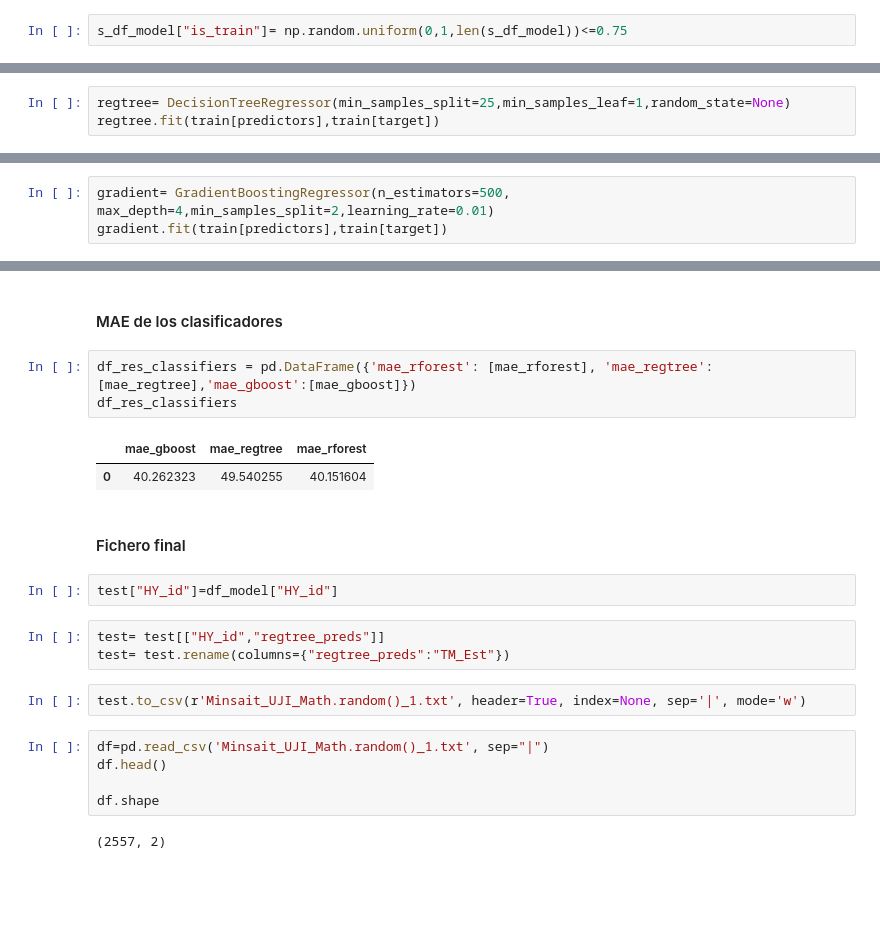
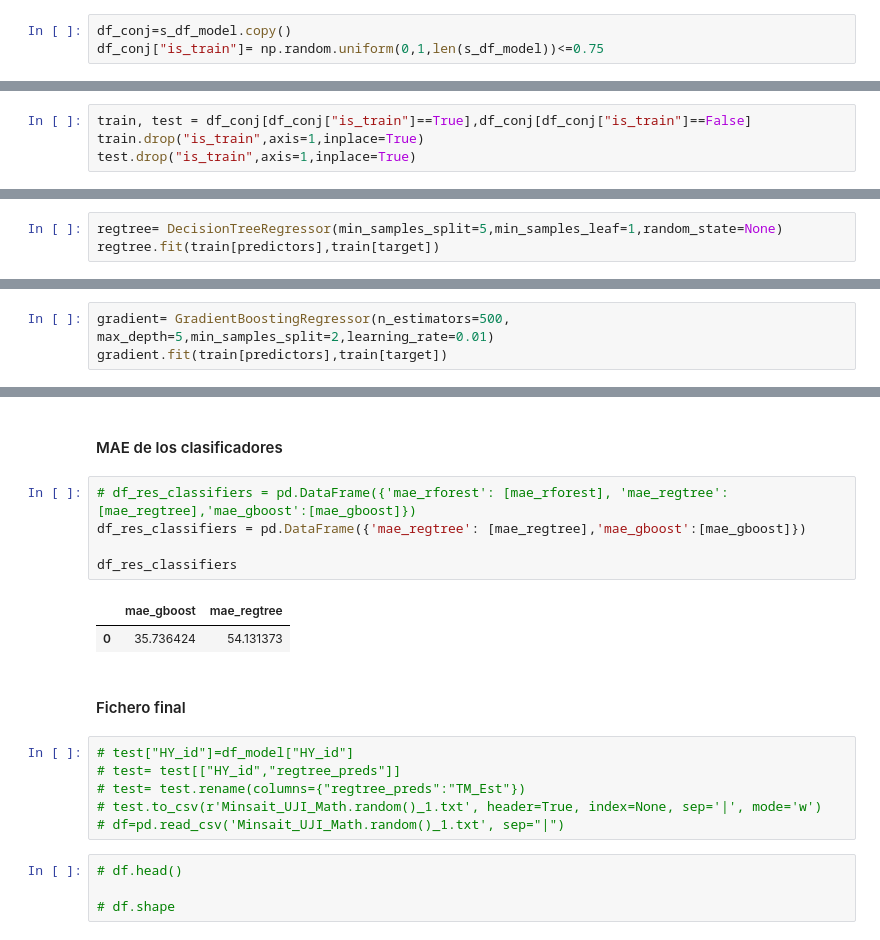
Before and after one commit to Blijf/Datathon, a Jupyter notebook: Datathon_colab.ipynb, the cells around one changed output, grey strips where cells are left out. Cells and saved outputs as stored; diff of their text form; blank space fills up the shorter version.

```diff
--- a/Datathon_colab.ipynb
+++ b/Datathon_colab.ipynb
@@ -322,7 +414,8 @@ target= colnames[len(colnames)-1]# hay que tener en cuenta que se empieza en el
 # %% [markdown]
 #### Separamos el conjunto en un conjunto de Training y un conjunto de Test
 # %%
-s_df_model["is_train"]= np.random.uniform(0,1,len(s_df_model))<=0.75
+df_conj=s_df_model.copy()
+df_conj["is_train"]= np.random.uniform(0,1,len(s_df_model))<=0.75
 # %% [markdown]
 Partimos el conjunto en dos subconjuntos en función del valor -1 indicando cual era el training y el estimador
 # %%
@@ -344,7 +435,11 @@ train, test = s_df_model[s_df_model["is_train"]==True],s_df_model[s_df_model["is
+# %%
+train, test = df_conj[df_conj["is_train"]==True],df_conj[df_conj["is_train"]==False]
+train.drop("is_train",axis=1,inplace=True)
+test.drop("is_train",axis=1,inplace=True)
 # %% [markdown]
 ### Regression Tree
 # %% [markdown]
 Creamos el módelo
 # %%
-regtree= DecisionTreeRegressor(min_samples_split=25,min_samples_leaf=1,random_state=None)
+regtree= DecisionTreeRegressor(min_samples_split=5,min_samples_leaf=1,random_state=None)
 regtree.fit(train[predictors],train[target])
@@ -386,7 +480,7 @@ mae_rforest=mean_absolute_error(np.expm1(to_predict["TARGET"]),np.expm1(to_predi
 # %% [markdown]
 ### Gradient Boosting Regressor
 # %%
-gradient= GradientBoostingRegressor(n_estimators=500, max_depth=4,min_samples_split=2,learning_rate=0.01)
+gradient= GradientBoostingRegressor(n_estimators=500, max_depth=5,min_samples_split=2,learning_rate=0.01)
 gradient.fit(train[predictors],train[target])
 # %% [output]
 GradientBoostingRegressor(alpha=0.9, criterion='friedman_mse', init=None,
@@ -409,24 +503,22 @@ mae_gboost=mean_absolute_error(np.expm1(to_predict["TARGET"]),np.expm1(to_predic
 # %% [markdown]
 #### MAE de los clasificadores
 # %%
-df_res_classifiers = pd.DataFrame({'mae_rforest': [mae_rforest], 'mae_regtree': [mae_regtree],'mae_gboost':[mae_gboost]})
+# df_res_classifiers = pd.DataFrame({'mae_rforest': [mae_rforest], 'mae_regtree': [mae_regtree],'mae_gboost':[mae_gboost]})
+df_res_classifiers = pd.DataFrame({'mae_regtree': [mae_regtree],'mae_gboost':[mae_gboost]})
+
 df_res_classifiers
 # %% [output]
-|  | mae_gboost | mae_regtree | mae_rforest |
-| 0 | 40.262323 | 49.540255 | 40.151604 |
+|  | mae_gboost | mae_regtree |
+| 0 | 35.736424 | 54.131373 |
 # %% [markdown]
 #### Fichero final
-# %%
-test["HY_id"]=df_model["HY_id"]
-# %%
-test= test[["HY_id","regtree_preds"]]
-test= test.rename(columns={"regtree_preds":"TM_Est"})
 # %%
-test.to_csv(r'Minsait_UJI_Math.random()_1.txt', header=True, index=None, sep='|', mode='w')
+# test["HY_id"]=df_model["HY_id"]
+# test= test[["HY_id","regtree_preds"]]
+# test= test.rename(columns={"regtree_preds":"TM_Est"})
+# test.to_csv(r'Minsait_UJI_Math.random()_1.txt', header=True, index=None, sep='|', mode='w')
+# df=pd.read_csv('Minsait_UJI_Math.random()_1.txt', sep="|")
 # %%
-df=pd.read_csv('Minsait_UJI_Math.random()_1.txt', sep="|")
-df.head()
+# df.head()
 
-df.shape
+# df.shape
-# %% [output]
-(2557, 2)
```
Also changed, not shown: parts of 47 cells of this notebook.
